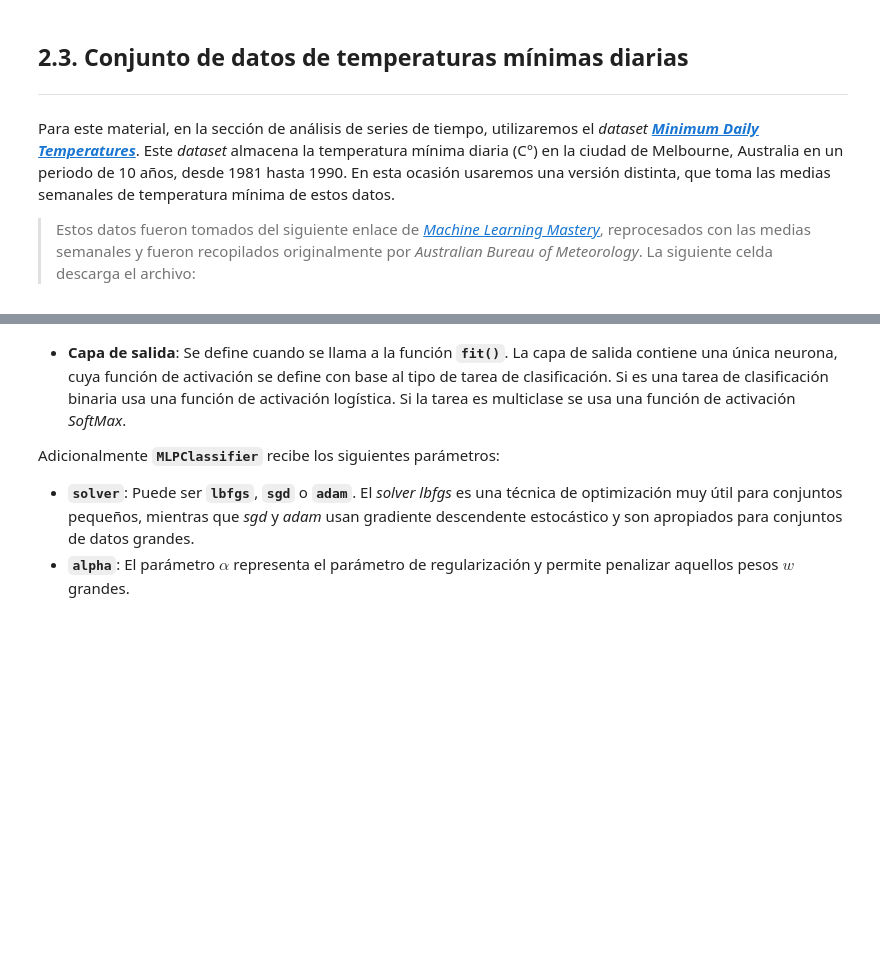
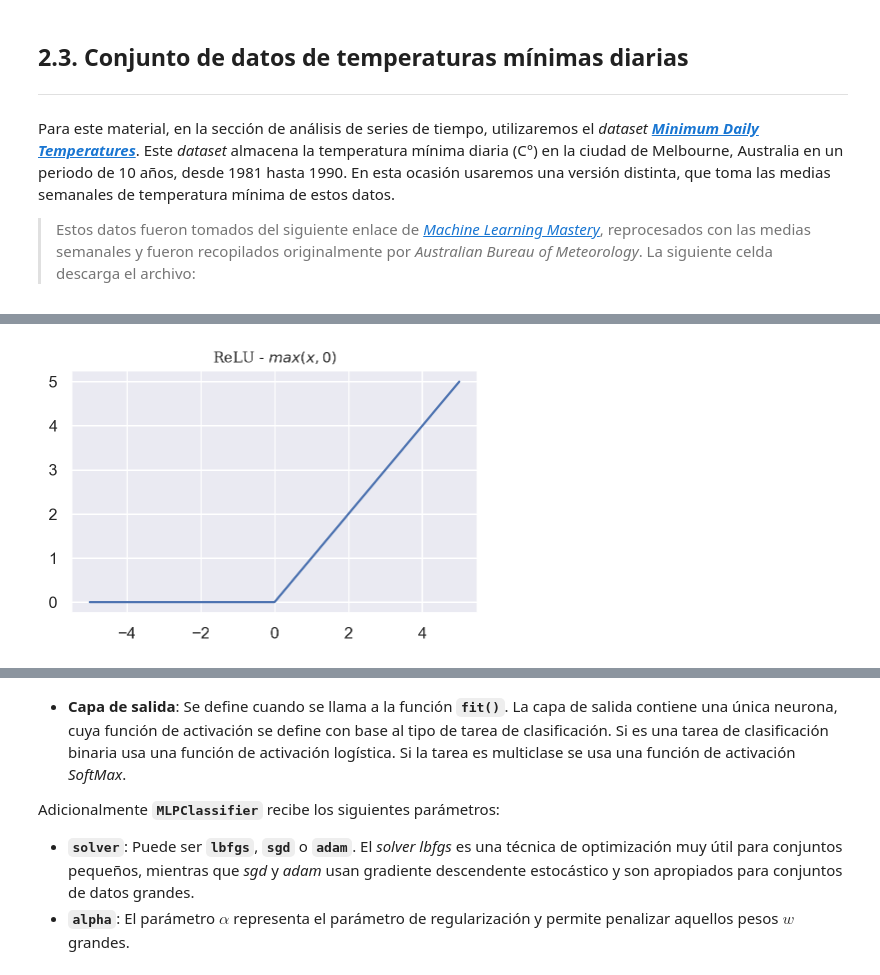
Before and after one commit to daavila1/machine-learning, a Jupyter notebook: u3-time-series-analysis-with-neural-networks.ipynb, the cells around one changed output, grey strips where cells are left out. Cells and saved outputs as stored; diff of their text form; code cells hidden in the pictures; blank space fills up the shorter version.

```diff
--- a/u3-time-series-analysis-with-neural-networks.ipynb
+++ b/u3-time-series-analysis-with-neural-networks.ipynb
@@ -281,0 +315,14 @@ for i, function, title in zip(range(4), functions, titles):
+# %%
+title = r'ReLU - $max(x, 0)$'
+
+x = np.linspace(-5,5, 1000)
+relu = np.maximum(0, x)
+
+font = {'family': 'serif',
+        'weight': 'normal',
+        'size': 10}
+
+fig, ax = plt.subplots(figsize = (5, 3), dpi = 105)
+ax.plot(x, relu); ax.set_title(title, fontdict= font);
+# %% [output]
+[figure, added]
```
Also changed, not shown: parts of 28 cells of this notebook.
